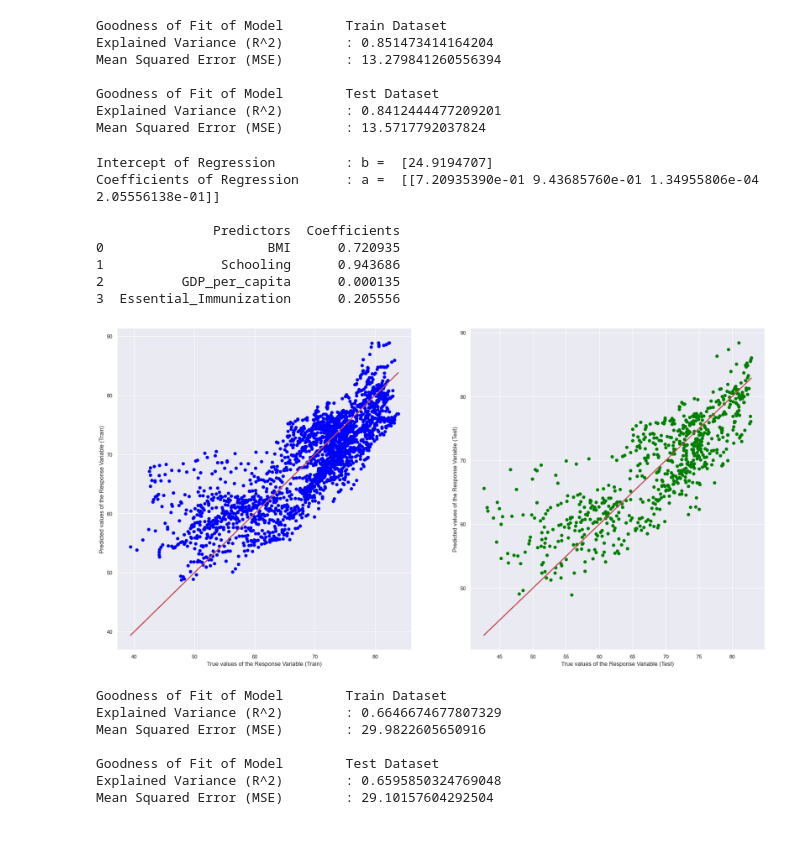
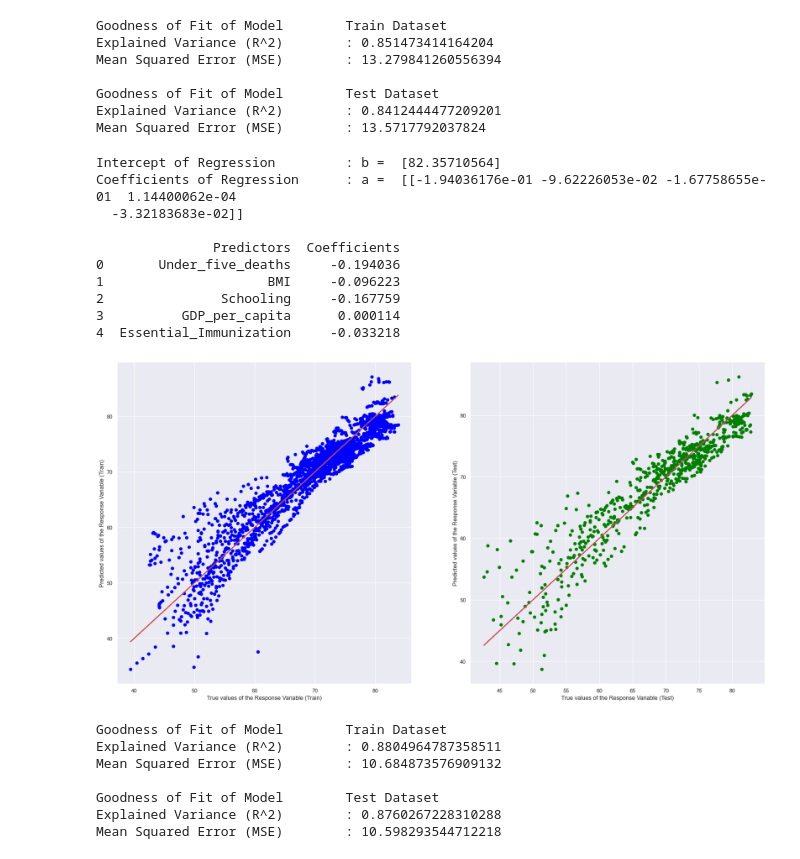
Before and after one commit to tyeckh/DSAI-T7, a Jupyter notebook: Project_T7.ipynb, the cells around one changed output. Cells and saved outputs as stored; diff of their text form; code cells hidden in the pictures.

```diff
--- a/Project_T7.ipynb
+++ b/Project_T7.ipynb
@@ -410,8 +410,8 @@ Goodness of Fit of Model        Test Dataset
 Explained Variance (R^2)        : 0.8412444477209201
 Mean Squared Error (MSE)        : 13.5717792037824
 # %%
-# Independent/Predictor Variables: Last two columns (Income composition of resources, Schooling)
-x = pd.DataFrame(LifeData_Clean[["BMI", "Schooling", "GDP_per_capita", "Essential_Immunization"]])
+# Independent/Predictor Variables:
+x = pd.DataFrame(LifeData_Clean[["Under_five_deaths", "BMI", "Schooling", "GDP_per_capita", "Essential_Immunization"]])
 
 # Dependent/Response Variable:
 y = pd.DataFrame(LifeData_Clean["Life_expectancy"])
@@ -432,44 +432,46 @@ print()
 # Predict Response corresponding to Predictors
 y_train_pred = linreg.predict(x_train)
 y_test_pred = linreg.predict(x_test)
 
 # Plot the Predictions vs the True values
 f, axes = plt.subplots(1, 2, figsize=(24, 12))
 axes[0].scatter(y_train, y_train_pred, color = "blue")
 axes[0].plot(y_train, y_train, 'r-', linewidth = 2)
 axes[0].set_xlabel("True values of the Response Variable (Train)")
 axes[0].set_ylabel("Predicted values of the Response Variable (Train)")
 axes[1].scatter(y_test, y_test_pred, color = "green")
 axes[1].plot(y_test, y_test, 'r-', linewidth = 2)
 axes[1].set_xlabel("True values of the Response Variable (Test)")
 axes[1].set_ylabel("Predicted values of the Response Variable (Test)")
 plt.show()
 
 # Check the Goodness of Fit (on Train Data)
 print("Goodness of Fit of Model \tTrain Dataset")
 print("Explained Variance (R^2) \t:", linreg.score(x_train, y_train))
 print("Mean Squared Error (MSE) \t:", mean_squared_error(y_train, y_train_pred))
 print()
 
 # Check the Goodness of Fit (on Test Data)
 print("Goodness of Fit of Model \tTest Dataset")
 print("Explained Variance (R^2) \t:", linreg.score(x_test, y_test))
 print("Mean Squared Error (MSE) \t:", mean_squared_error(y_test, y_test_pred))
 print()
 # %% [output]
-Intercept of Regression         : b =  [24.9194707]
-Coefficients of Regression      : a =  [[7.20935390e-01 9.43685760e-01 1.34955806e-04 2.05556138e-01]]
+Intercept of Regression         : b =  [82.35710564]
+Coefficients of Regression      : a =  [[-1.94036176e-01 -9.62226053e-02 -1.67758655e-01  1.14400062e-04
+  -3.32183683e-02]]
 
                Predictors  Coefficients
-0                     BMI      0.720935
-1               Schooling      0.943686
-2          GDP_per_capita      0.000135
-3  Essential_Immunization      0.205556
+0       Under_five_deaths     -0.194036
+1                     BMI     -0.096223
+2               Schooling     -0.167759
+3          GDP_per_capita      0.000114
+4  Essential_Immunization     -0.033218
-[figure, old version]
+[figure, new version]
 Goodness of Fit of Model        Train Dataset
-Explained Variance (R^2)        : 0.6646674677807329
-Mean Squared Error (MSE)        : 29.9822605650916
+Explained Variance (R^2)        : 0.8804964787358511
+Mean Squared Error (MSE)        : 10.684873576909132
 
 Goodness of Fit of Model        Test Dataset
-Explained Variance (R^2)        : 0.6595850324769048
-Mean Squared Error (MSE)        : 29.10157604292504
+Explained Variance (R^2)        : 0.8760267228310288
+Mean Squared Error (MSE)        : 10.598293544712218
```
Also changed, not shown: parts of 5 cells of this notebook.
